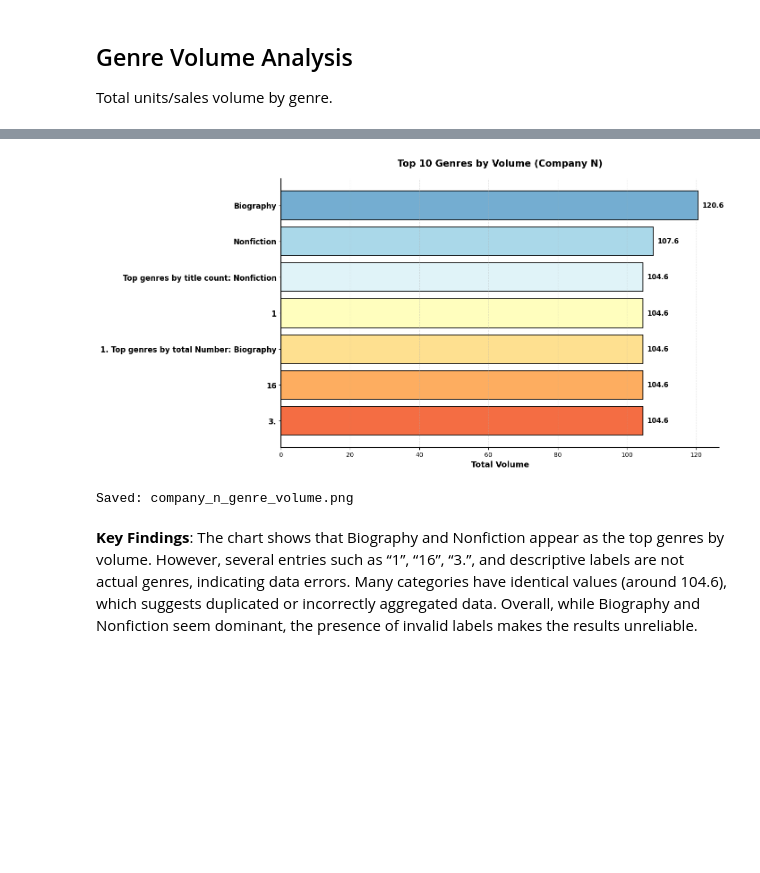
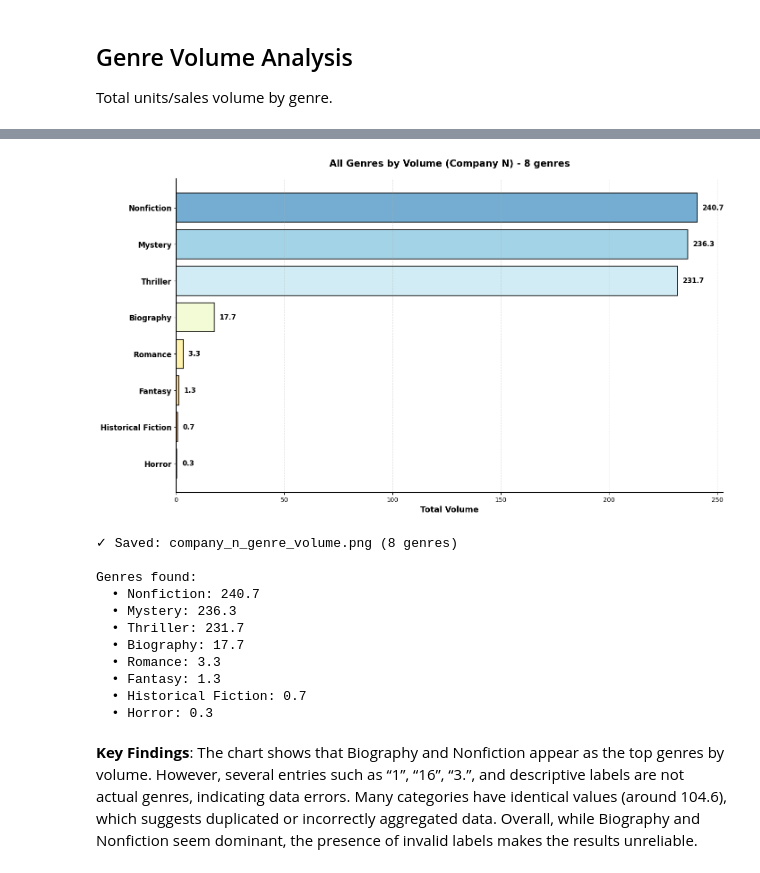
Before and after one commit to manoukyanmari/book-recommendation-system, a Jupyter notebook: book-genre-ai/company_n/company_n_visualization.ipynb, the cells around one changed output, grey strips where cells are left out. Drawn from its saved outputs; the diff is of its cells as text; code cells hidden in the pictures; blank space fills up the shorter version.

Commit message:
changed company N logic, fixed genre part, many books did not have genres, as genre classifier had a bug

```diff
--- a/book-genre-ai/company_n/company_n_visualization.ipynb
+++ b/book-genre-ai/company_n/company_n_visualization.ipynb
@@ -404,11 +422,12 @@ for genre in sorted(genre_counts.keys()):
 # Add totals row
 total_books = sum(genre_counts.values())
 total_sales_all = sum(genre_sales.values())
+avg_total = total_sales_all / total_books if total_books > 0 else 0
 summary_stats.append([
     "TOTAL",
     f"{total_books}",
     f"{int(total_sales_all)}",
-    f"{total_sales_all/total_books:.2f}"
+    f"{avg_total:.2f}"
 ])
 
 # Create table
@@ -452,0 +488,13 @@ Total units/sales volume by genre.
+# %%
+# Rebuild genre_counts from loaded genre_df
+genre_counts = Counter()
+for idx, row in genre_df.iterrows():
+    genres_str = row.get('Genres', '')
+    if genres_str and isinstance(genres_str, str):
+        genres = [g.strip() for g in genres_str.split(',')]
+        genre_counts.update([g for g in genres if g])
+
+print(f"Extracted {len(genre_counts)} unique genres from {len(genre_df)} books")
+print(f"Top 10 genres:")
+for genre, count in genre_counts.most_common(10):
+    print(f"  • {genre}: {count}")
@@ -454,6 +513,15 @@ Total units/sales volume by genre.
 def clean_genre_string(genres_str):
     """Clean genre strings that may contain Python list/dict representations"""
     if not isinstance(genres_str, str):
+        return []
+
+    # Skip if the string contains problematic keywords (summary text, labels, etc.)
+    problematic_keywords = ['Top genres', 'total Number', 'title count', '(\'', '[\'', 'Top 10', 'by title', 'by volume']
+    if any(keyword in genres_str for keyword in problematic_keywords):
+        return []
+
+    # Skip strings that start with numbers (like "1.", "16.", "3.")
+    if genres_str.strip() and genres_str.strip()[0].isdigit():
         return []
 
     # Remove square brackets and parentheses
@@ -462,8 +530,8 @@ def clean_genre_string(genres_str):
     genres_str = genres_str.replace("'", '').replace('"', '')
     # Split by comma and strip whitespace
     genres = [g.strip() for g in genres_str.split(',')]
-    # Remove empty strings and filter
-    return [g for g in genres if g and g.strip()]
+    # Remove empty strings, single digits, and very short strings that are noise
+    return [g for g in genres if g and g.strip() and not g.strip().isdigit() and len(g.strip()) > 1]
 
 def get_genre_volumes(genre_data):
     """Extract volume data by genre from the genre output CSV"""
@@ -484,49 +552,62 @@ def get_genre_volumes(genre_data):
 
     return pd.Series(genre_volumes).sort_values(ascending=False)
 
-# Generate volumes from genre data
+# Generate volumes from genre data - ALL genres, not limited to top 10
 if genre_df is not None and len(genre_df) > 0:
     volumes = get_genre_volumes(genre_df)
-    top_volumes = volumes.head(10)
+    all_genres = volumes  # Keep all genres, not just top 10
 else:
-    top_volumes = pd.Series()
+    all_genres = pd.Series()
 
-if len(top_volumes) > 0:
-    fig, ax = plt.subplots(figsize=(14, 7), constrained_layout=True)
+if len(all_genres) > 0:
+    fig, ax = plt.subplots(figsize=(14, max(8, len(all_genres) * 0.5)), constrained_layout=True)
 
     # Create color gradient
-    colors_grad = plt.cm.RdYlBu_r(np.linspace(0.2, 0.8, len(top_volumes)))
+    colors_grad = plt.cm.RdYlBu_r(np.linspace(0.2, 0.8, len(all_genres)))
 
-    bars = ax.barh(range(len(top_volumes)), top_volumes.values,
+    bars = ax.barh(range(len(all_genres)), all_genres.values,
                    color=colors_grad, edgecolor='black', linewidth=1.2)
 
-    ax.set_yticks(range(len(top_volumes)))
-    ax.set_yticklabels(top_volumes.index, fontsize=12, fontweight='bold')
+    ax.set_yticks(range(len(all_genres)))
+    ax.set_yticklabels(all_genres.index, fontsize=12, fontweight='bold')
     ax.set_xlabel('Total Volume', fontsize=13, fontweight='bold')
-    ax.set_title('Top 10 Genres by Volume (Company N)', fontsize=15, fontweight='bold', pad=20)
+    ax.set_title(f'All Genres by Volume (Company N) - {len(all_genres)} genres', fontsize=15, fontweight='bold', pad=20)
     ax.invert_yaxis()
     ax.grid(axis='x', alpha=0.3, linestyle='--', linewidth=0.8)
 
     # Add value labels on bars
-    for i, v in enumerate(top_volumes.values):
-        ax.text(v + max(top_volumes.values)*0.01, i, f'{v:.1f}',
+    for i, v in enumerate(all_genres.values):
+        ax.text(v + max(all_genres.values)*0.01, i, f'{v:.1f}',
                 va='center', fontweight='bold', fontsize=11)
 
     # Style improvements
     ax.spines['top'].set_visible(False)
     ax.spines['right'].set_visible(False)
     ax.spines['left'].set_linewidth(1.5)
     ax.spines['bottom'].set_linewidth(1.5)
 
     plt.savefig('graphs/company_n_genre_volume.png', dpi=300, bbox_inches='tight')
     plt.show()
-    print("Saved: company_n_genre_volume.png")
+    print(f"✓ Saved: company_n_genre_volume.png ({len(all_genres)} genres)")
+    print(f"\nGenres found:")
+    for genre, vol in all_genres.items():
+        print(f"  • {genre}: {vol:.1f}")
 else:
     print("No genre volume data available - company_n_genres_output.csv may be empty")
     print("   Skipping genre volume chart")
 # %% [output]
-[figure, old version]
+[figure, new version]
-Saved: company_n_genre_volume.png
+✓ Saved: company_n_genre_volume.png (8 genres)
+
+Genres found:
+  • Nonfiction: 240.7
+  • Mystery: 236.3
+  • Thriller: 231.7
+  • Biography: 17.7
+  • Romance: 3.3
+  • Fantasy: 1.3
+  • Historical Fiction: 0.7
+  • Horror: 0.3
 # %% [markdown]
 **Key Findings**: The chart shows that Biography and Nonfiction appear as the top genres by volume. However, several entries such as “1”, “16”, “3.”, and descriptive labels are not actual genres, indicating data errors.
 Many categories have identical values (around 104.6), which suggests duplicated or incorrectly aggregated data.
```
Also changed, not shown: parts of 7 cells of this notebook, 5 other files.
